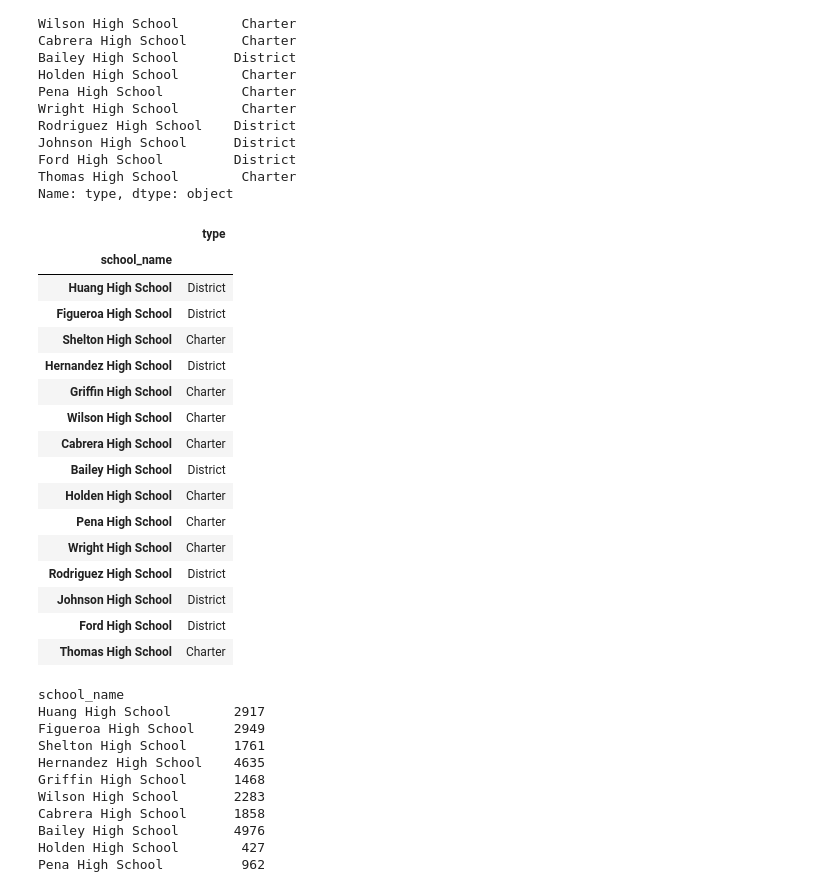
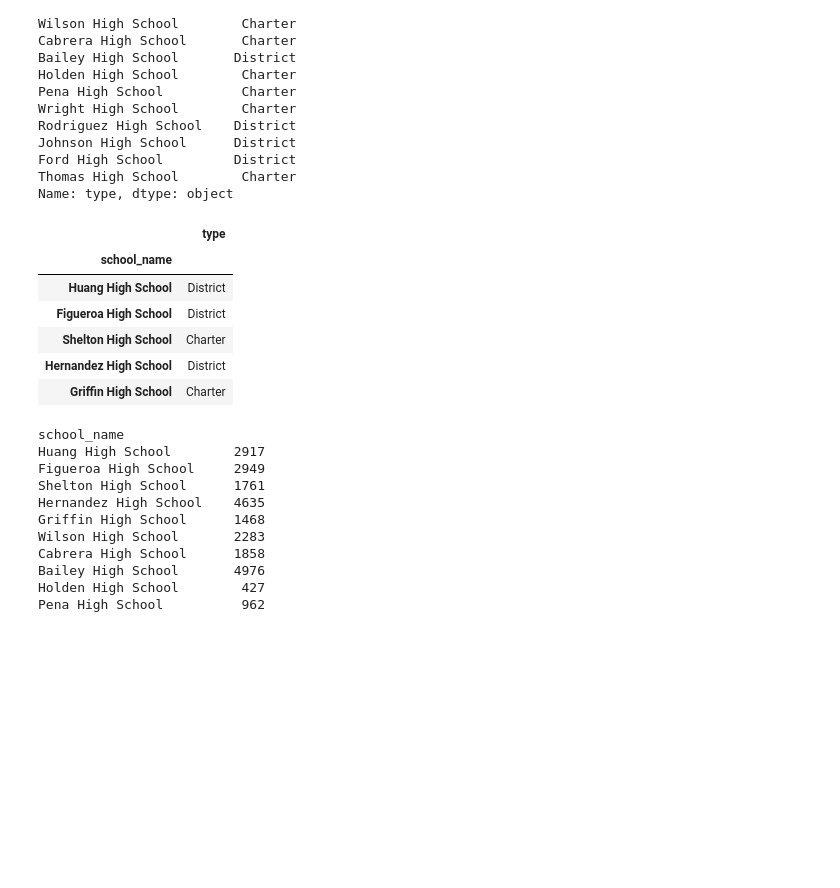
Before and after one commit to npantfoerder/school-district-analysis, a Jupyter notebook: PyCitySchools.ipynb, the cells around one changed output. Cells and saved outputs as stored; diff of their text form; code cells hidden in the pictures; blank space fills up the shorter version.

```diff
--- a/PyCitySchools.ipynb
+++ b/PyCitySchools.ipynb
@@ -284,25 +277,15 @@ Name: type, dtype: object
 # %%
 # Add by_school_types into a DataFrame for testing
 df = pd.DataFrame(by_school_types)
-df
+df.head()
 # %% [output]
 |  | type |
 | school_name |  |
 | Huang High School | District |
 | Figueroa High School | District |
 | Shelton High School | Charter |
 | Hernandez High School | District |
 | Griffin High School | Charter |
-| Wilson High School | Charter |
-| Cabrera High School | Charter |
-| Bailey High School | District |
-| Holden High School | Charter |
-| Pena High School | Charter |
-| Wright High School | Charter |
-| Rodriguez High School | District |
-| Johnson High School | District |
-| Ford High School | District |
-| Thomas High School | Charter |
 # %%
 # Calculate the total student count per school from school data
 by_school_counts = school_data_df.set_index(["school_name"])["size"]
```
Also changed, not shown: parts of 18 cells of this notebook.
